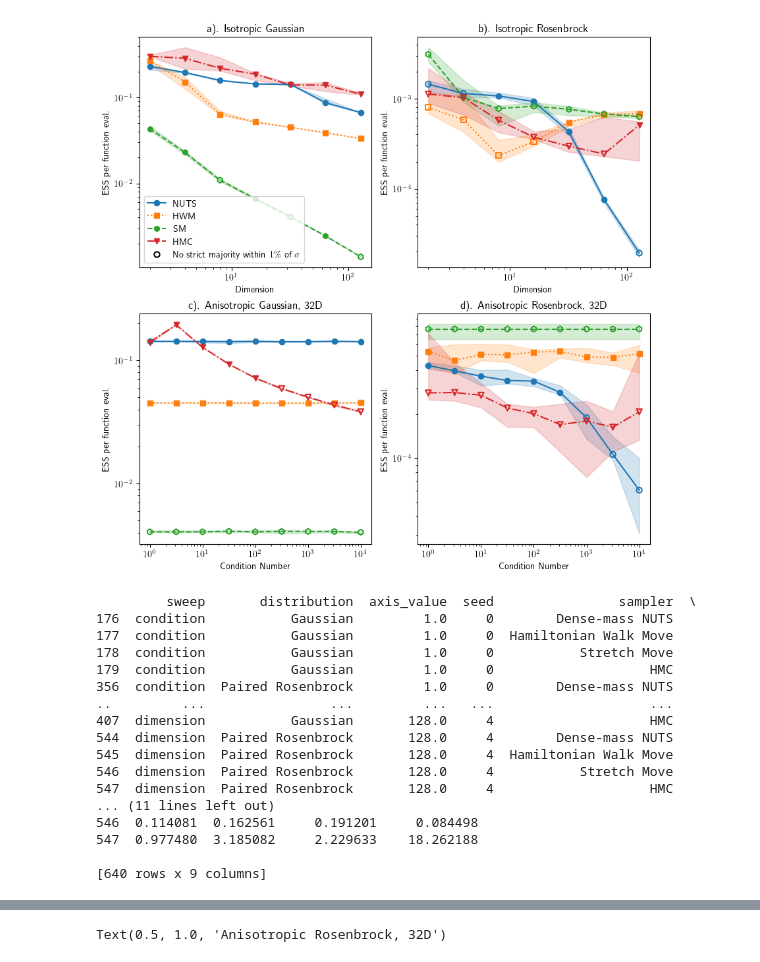
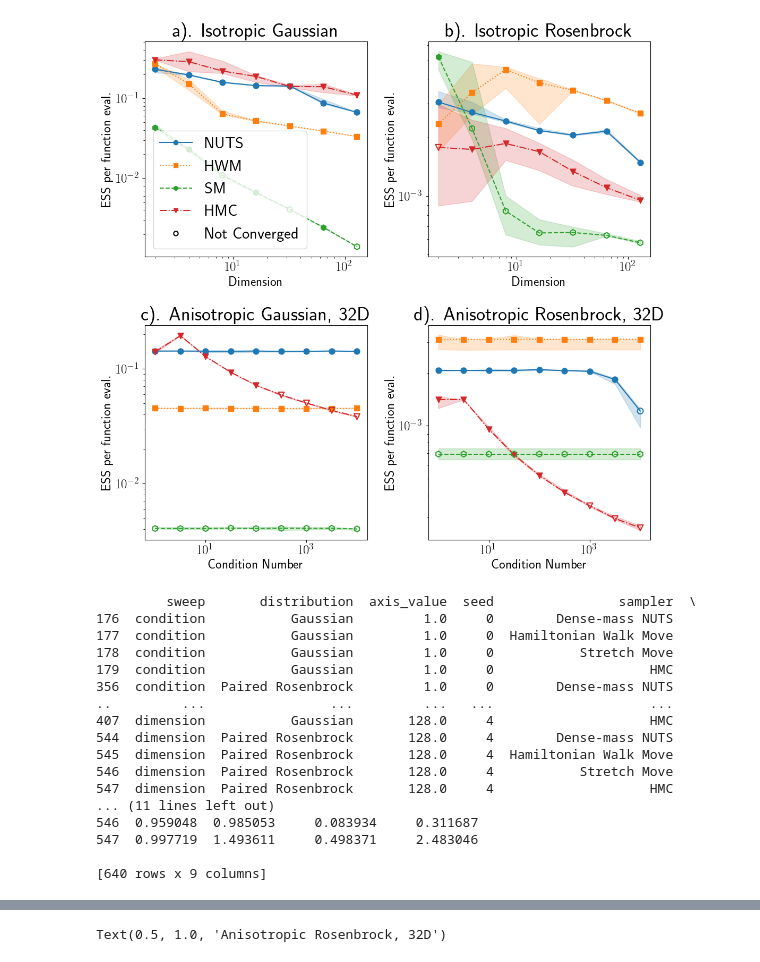
Before and after one commit to JackFoley02/AffineInvariantSamplers, a Jupyter notebook: plots.ipynb, the cells around one changed output, grey strips where cells are left out. Saved outputs shown, nothing was run; the diff lists cells and outputs as text; code cells hidden in the pictures.

Commit message:
Updated Plotting structure

```diff
--- a/plots.ipynb
+++ b/plots.ipynb
@@ -40,9 +40,9 @@ def true_parameter_means(distribution, dimension):
         truth = np.empty(dimension)
         truth_sig = np.empty(dimension)
         truth[0::2] = 1.0
-        truth[1::2] = 3.25
-        truth_sig[0::2] = 1.5
-        truth_sig[1::2] = np.sqrt(19.1475)
+        truth[1::2] = 1.5
+        truth_sig[0::2] = np.sqrt(0.5)
+        truth_sig[1::2] = np.sqrt(2.505)
         return truth, truth_sig
     raise ValueError(f'Unknown distribution: {distribution}')
 
@@ -86,12 +86,12 @@ def plot_sweep_series(axis, x, y, recovered, *, marker, color, linestyle='-'):
     axis.plot(x, y, color=color, linestyle=linestyle)
     axis.scatter(
         x[finite & recovered], y[finite & recovered], marker=marker,
-        s=plt.rcParams['lines.markersize'] ** 2, facecolors=color,
+        s=plt.rcParams['lines.markersize'] ** 2.3, facecolors=color,
         edgecolors=color, zorder=3
     )
     axis.scatter(
         x[finite & ~recovered], y[finite & ~recovered], marker=marker,
-        s=plt.rcParams['lines.markersize'] ** 2, facecolors='none',
+        s=plt.rcParams['lines.markersize'] ** 2.3, facecolors='none',
         edgecolors=color, linewidths=1.5, zorder=4
     )
 
@@ -115,12 +115,15 @@ def parameter_sweep_legend(
     )
     return handles
 # %%
-fig, ax = plt.subplots(2, 2, figsize = (10, 10))
+fig, ax = plt.subplots(2, 2, figsize = (11, 11))
 
-results_dims_g = np.load("Gaussian_dimension_zipped_results.npz")
-results_cond_g = np.load("Gaussian_cond_zipped_results.npz")
-results_cond_rb = np.load("Rosenbrock_cond_zipped_results.npz")
-results_dims_r = np.load("Rosenbrock_dimension_zipped_results.npz")
+
+plt.rcParams.update({'font.size': 22})
+
+results_dims_g = np.load("GaussianResults/Gaussian_dimension_zipped_results.npz")
+results_cond_g = np.load("GaussianResults/Gaussian_cond_zipped_results.npz")
+results_cond_rb = np.load("RosenbrockResults/Rosenbrock_cond_zipped_results.npz")
+results_dims_r = np.load("RosenbrockResults/Rosenbrock_dimension_zipped_results.npz")
 
 
 
@@ -151,12 +154,15 @@ ESSpg_meds_dr = results_dims_r['ESS_med']
 top_dr = results_dims_r['ESS_top']
 bot_dr = results_dims_r['ESS_bot']
 
+
+
 for axes in ax.flatten():
     axes.set_yscale('log')
     axes.set_xscale('log')
     axes.set_ylabel('ESS per function eval.')
 
 for values, top, bot, sampler in zip(ESSpg_meds_dg, top_dg, bot_dg, sampler_names):
+
     recovered = majority_parameter_recovery_mask(
         'GaussianResults/M', 'd', dims, sampler, 'Gaussian'
     )
@@ -168,7 +174,11 @@ for values, top, bot, sampler in zip(ESSpg_meds_dg, top_dg, bot_dg, sampler_name
 
 for values, top, bot, sampler in zip(ESSpg_meds_dr, top_dr, bot_dr, sampler_names):
     recovered = majority_parameter_recovery_mask(
-        'RosenbrockResults/M', 'd', dims, sampler, 'Paired Rosenbrock'
+    "RosenbrockResults/dimension",
+    "d",
+    dims,
+    sampler,
+    "Paired Rosenbrock",
     )
     plot_sweep_series(
         ax[0,1], dims, values, recovered, marker=markers[sampler],
@@ -184,36 +194,37 @@ for values, top, bot, sampler in zip(ESSpg_meds_cg, top_cg, bot_cg, sampler_name
         ax[1,0], conds, values, recovered, marker=markers[sampler],
         color=colors[sampler], linestyle=styles[sampler]
     )
     ax[1,0].fill_between(conds, bot, top, color=colors[sampler], alpha=0.2)
 
 for values, top, bot, sampler in zip(ESSpg_meds_cr, top_cr, bot_cr, sampler_names):
     recovered = majority_parameter_recovery_mask(
-        'RosenbrockResults/C', 'c', conds, sampler, 'Paired Rosenbrock'
+        'RosenbrockResults/condition', 'c', conds, sampler, 'Paired Rosenbrock'
     )
     plot_sweep_series(
         ax[1,1], conds, values, recovered, marker=markers[sampler],
         color=colors[sampler], linestyle=styles[sampler]
     )
     ax[1,1].fill_between(conds, bot, top, color=colors[sampler], alpha=0.2)
 
 
 ax[0,0].legend(handles=parameter_sweep_legend(
     sampler_names, [labels[name] for name in sampler_names], markers, styles, colors,
-    failure_label=r'No strict majority within $1\%$ of $\sigma$'
+    failure_label=r'Not Converged'
 ))
 
 ax[0,0].set_title('a). Isotropic Gaussian')
 ax[0,1].set_title('b). Isotropic Rosenbrock')
 ax[1,0].set_title('c). Anisotropic Gaussian, 32D')
 ax[1,1].set_title('d). Anisotropic Rosenbrock, 32D')
 ax[0,0].set_xlabel('Dimension')
 ax[0,1].set_xlabel('Dimension')
 ax[1,0].set_xlabel('Condition Number')
 ax[1,1].set_xlabel('Condition Number')
 
+fig.set_tight_layout('tight')
 plt.savefig('performance.pdf', dpi = 200)
 # %% [output]
-[figure, old version]
+[figure, new version]
 # %%
 from pathlib import Path
 import json
@@ -265,10 +276,10 @@ def load_sweep(root, sweep, folder_suffix):
 #loading the sweeps
 
 condition_gaussian = load_sweep('GaussianResults/C', sweep = 'condition', folder_suffix='c')
-condition_rosenbrock = load_sweep('RosenbrockResults/C', sweep = 'condition', folder_suffix='c')
+condition_rosenbrock = load_sweep('RosenbrockResults/condition', sweep = 'condition', folder_suffix='c')
 
 dimension_gaussian = load_sweep('GaussianResults/M', sweep = 'dimension', folder_suffix='d')
-dimension_rosenbrock = load_sweep('RosenbrockResults/M', sweep = 'dimension', folder_suffix='d')
+dimension_rosenbrock = load_sweep('RosenbrockResults/dimension', sweep = 'dimension', folder_suffix='d')
 
 all_data = pd.concat([condition_gaussian, condition_rosenbrock, dimension_gaussian, dimension_rosenbrock], ignore_index=True)
 
@@ -292,8 +303,8 @@ print(all_data)
 546  dimension  Paired Rosenbrock       128.0     4           Stretch Move
 547  dimension  Paired Rosenbrock       128.0     4                    HMC
 ... (11 lines left out)
-546  0.114081  0.162561     0.191201     0.084498
-547  0.977480  3.185082     2.229633    18.262188
+546  0.959048  0.985053     0.083934     0.311687
+547  0.997719  1.493611     0.498371     2.483046
 
 [640 rows x 9 columns]
 # %%
```
Also changed, not shown: parts of 2 cells of this notebook.
